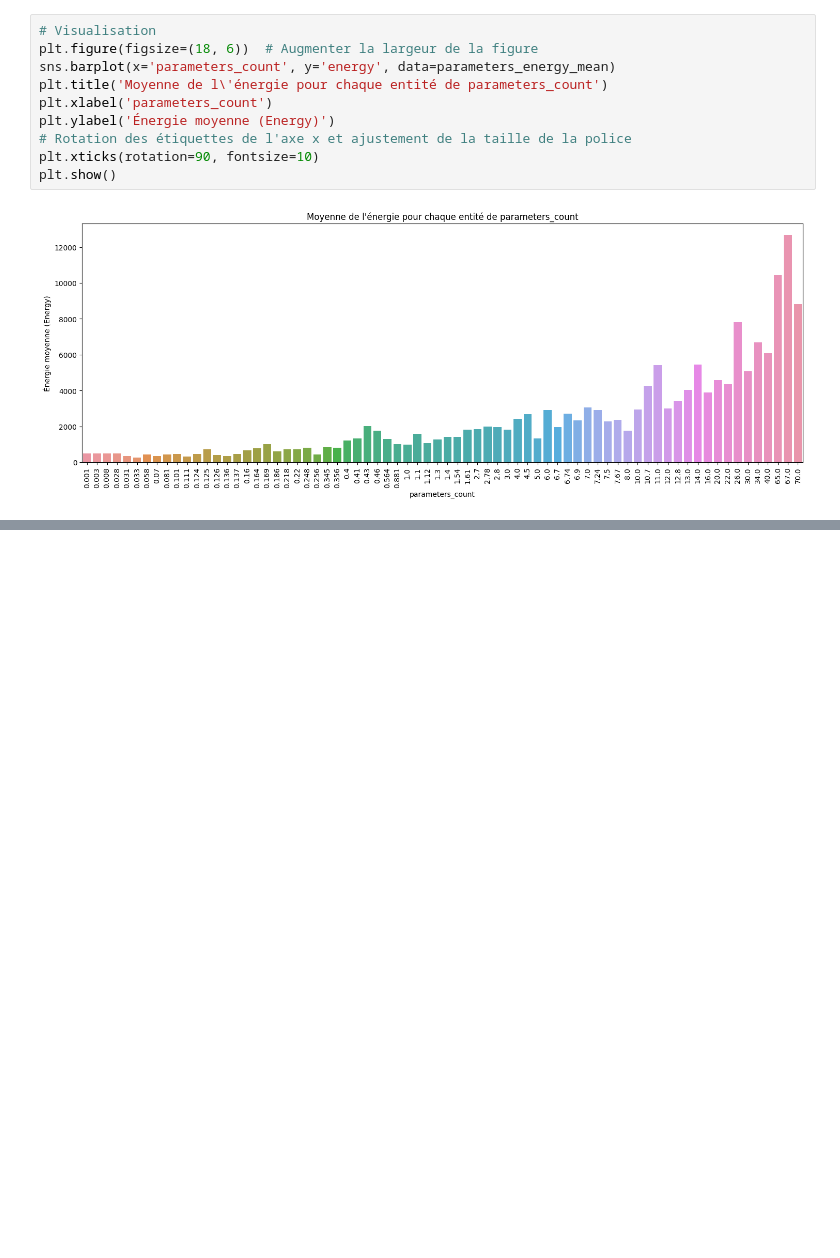
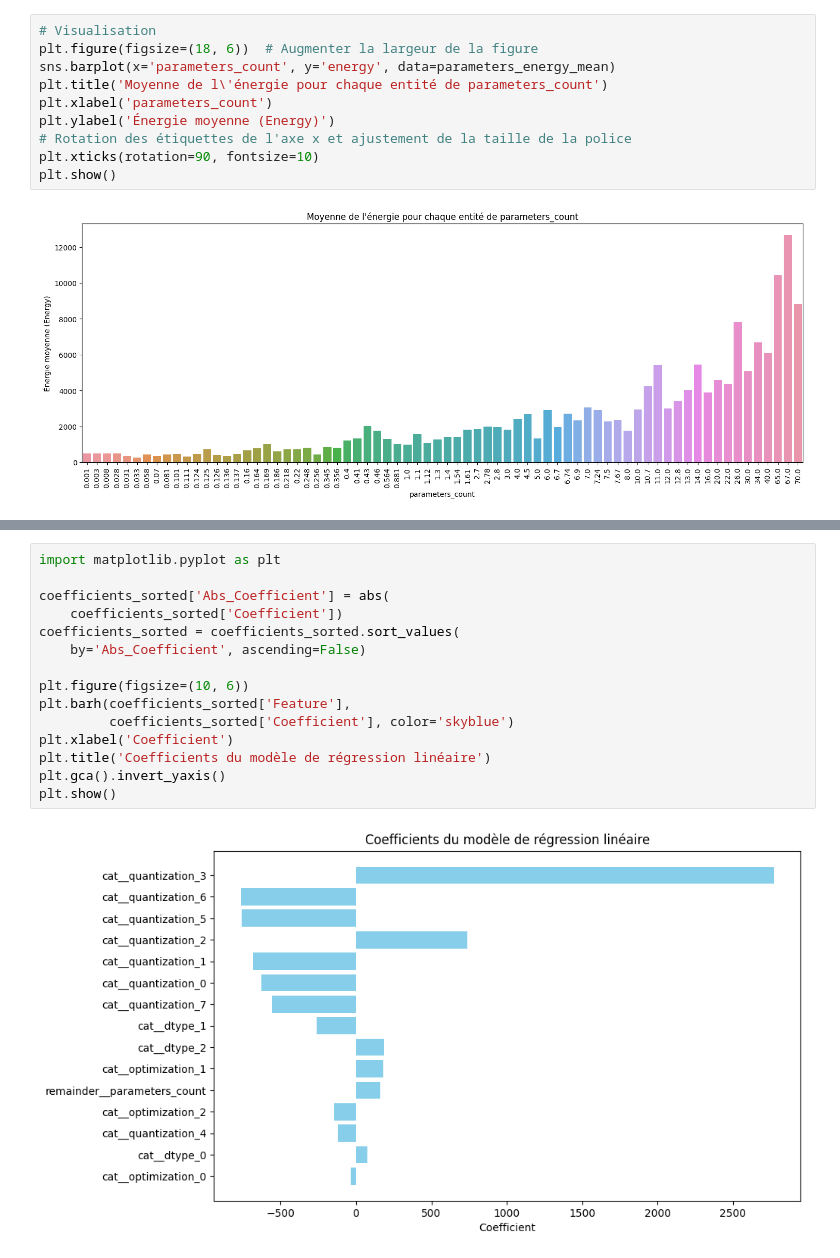
Before and after one commit to dataforgoodfr/12_genai_impact_methodo, a Jupyter notebook: lab/analyse_llm_perf_ajout-nombre-parametres.ipynb, the cells around one changed output, grey strips where cells are left out. Cells and saved outputs as stored; diff of their text form; blank space fills up the shorter version.

```diff
--- a/lab/analyse_llm_perf_ajout-nombre-parametres.ipynb
+++ b/lab/analyse_llm_perf_ajout-nombre-parametres.ipynb
@@ -506,0 +566,17 @@ plt.show()
+# %%
+import matplotlib.pyplot as plt
+
+coefficients_sorted['Abs_Coefficient'] = abs(
+    coefficients_sorted['Coefficient'])
+coefficients_sorted = coefficients_sorted.sort_values(
+    by='Abs_Coefficient', ascending=False)
+
+plt.figure(figsize=(10, 6))
+plt.barh(coefficients_sorted['Feature'],
+         coefficients_sorted['Coefficient'], color='skyblue')
+plt.xlabel('Coefficient')
+plt.title('Coefficients du modèle de régression linéaire')
+plt.gca().invert_yaxis()
+plt.show()
+# %% [output]
+[figure, added]
```
Also changed, not shown: parts of 3 cells of this notebook.
